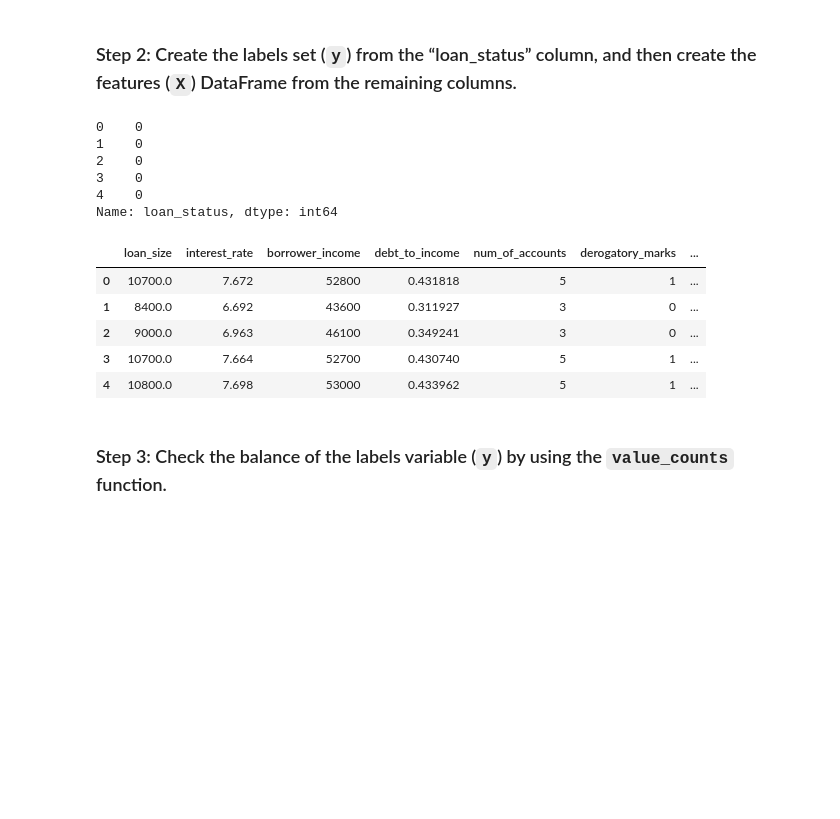
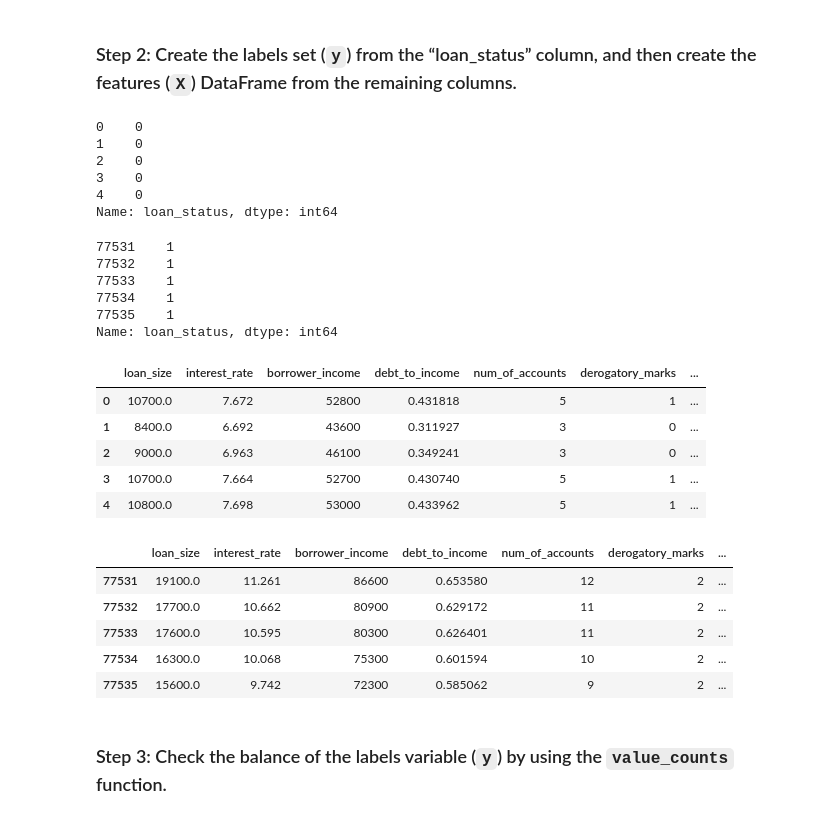
Before and after one commit to Tmccoy22/credit_risk_predictions, a Jupyter notebook: credit_risk_resampling1.ipynb, the cells around one changed output. Drawn from its saved outputs; the diff is of its cells as text; code cells hidden in the pictures; blank space fills up the shorter version.

```diff
--- a/credit_risk_resampling1.ipynb
+++ b/credit_risk_resampling1.ipynb
@@ -131,7 +131,8 @@ y= lending_data_df["loan_status"]
 X = lending_data_df.drop(columns = "loan_status")
 # %%
 # Review the y variable Series
-y.head()
+display(y.head())
+display(y.tail())
 # %% [output]
 0    0
 1    0
@@ -139,16 +140,29 @@ y.head()
 3    0
 4    0
 Name: loan_status, dtype: int64
+77531    1
+77532    1
+77533    1
+77534    1
+77535    1
+Name: loan_status, dtype: int64
 # %%
 # Review the X variable DataFrame
-X.head()
+display(X.head())
+display(X.tail())
 # %% [output]
 |  | loan_size | interest_rate | borrower_income | debt_to_income | num_of_accounts | derogatory_marks | ... |
 | 0 | 10700.0 | 7.672 | 52800 | 0.431818 | 5 | 1 | ... |
 | 1 | 8400.0 | 6.692 | 43600 | 0.311927 | 3 | 0 | ... |
 | 2 | 9000.0 | 6.963 | 46100 | 0.349241 | 3 | 0 | ... |
 | 3 | 10700.0 | 7.664 | 52700 | 0.430740 | 5 | 1 | ... |
 | 4 | 10800.0 | 7.698 | 53000 | 0.433962 | 5 | 1 | ... |
+|  | loan_size | interest_rate | borrower_income | debt_to_income | num_of_accounts | derogatory_marks | ... |
+| 77531 | 19100.0 | 11.261 | 86600 | 0.653580 | 12 | 2 | ... |
+| 77532 | 17700.0 | 10.662 | 80900 | 0.629172 | 11 | 2 | ... |
+| 77533 | 17600.0 | 10.595 | 80300 | 0.626401 | 11 | 2 | ... |
+| 77534 | 16300.0 | 10.068 | 75300 | 0.601594 | 10 | 2 | ... |
+| 77535 | 15600.0 | 9.742 | 72300 | 0.585062 | 9 | 2 | ... |
 # %% [markdown]
 ### Step 3: Check the balance of the labels variable (`y`) by using the `value_counts` function.
 # %%
```
Also changed, not shown: parts of 8 cells of this notebook.
